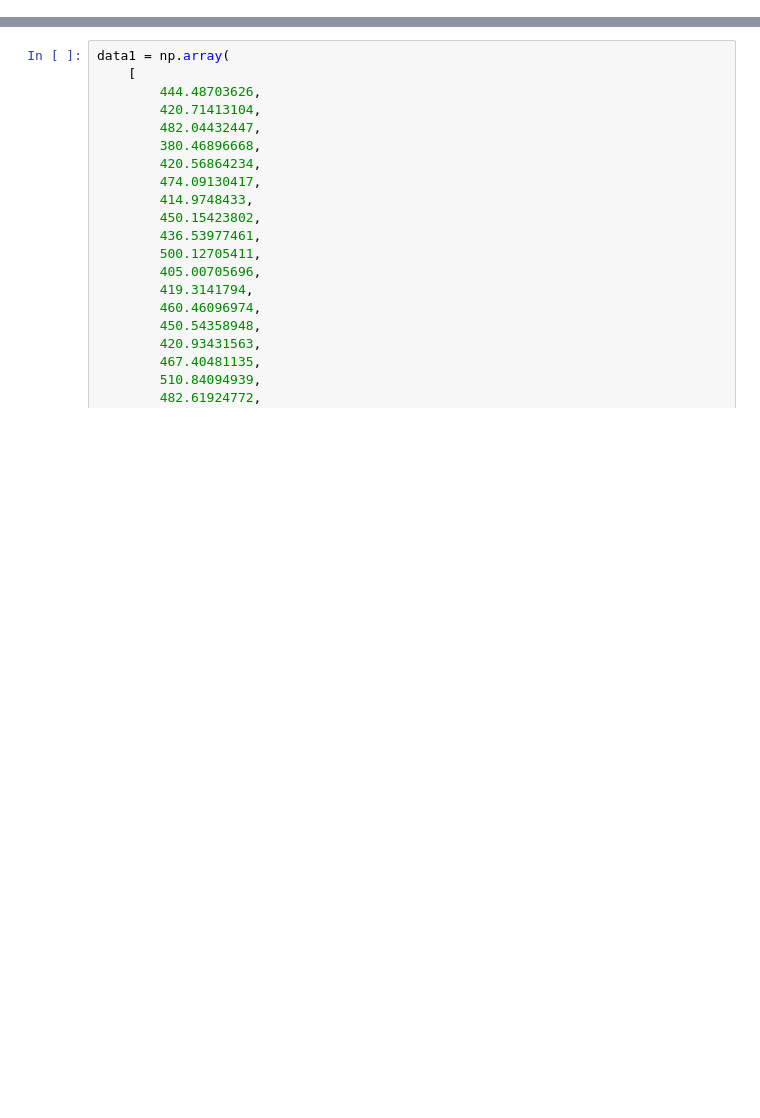
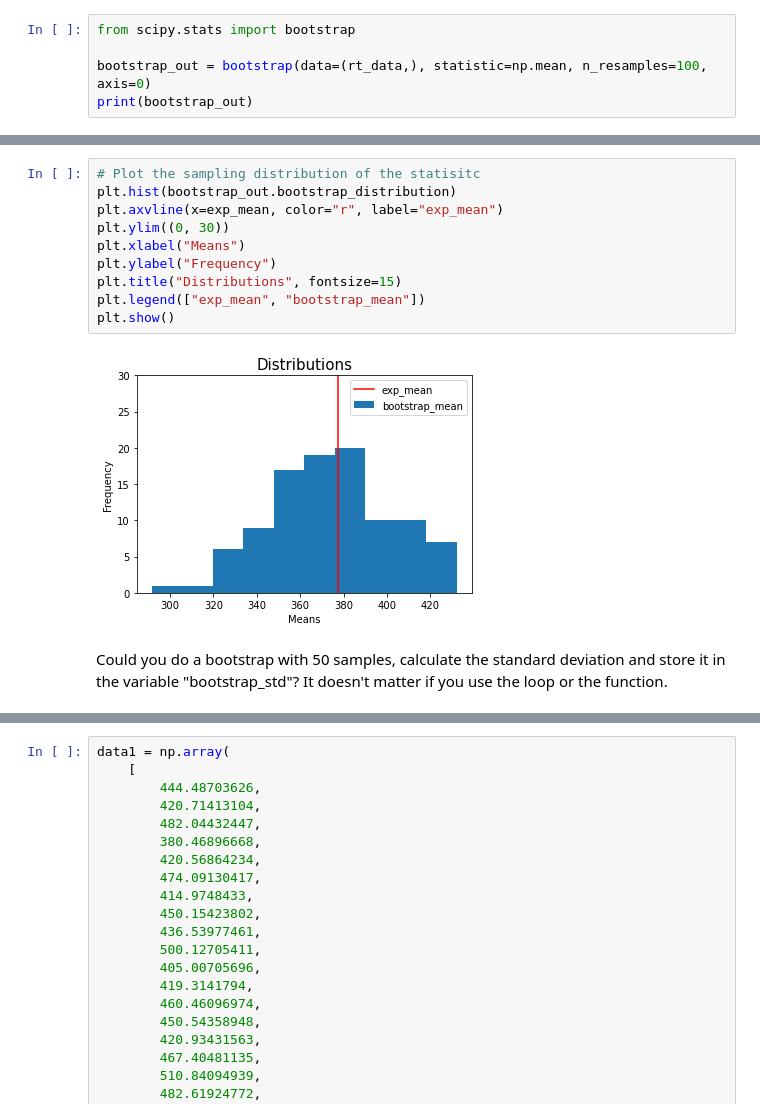
Before and after one commit to univiemops/tewa1-computational-cognition, a Jupyter notebook: 04 Resampling.ipynb, the cells around one changed output, grey strips where cells are left out. Cells and saved outputs as stored; diff of their text form; blank space fills up the shorter version.

```diff
--- a/04 Resampling.ipynb
+++ b/04 Resampling.ipynb
@@ -9,0 +95,5 @@ https://github.com/univiemops/tewa1-computational-cognition
+# %%
+from scipy.stats import bootstrap
+
+bootstrap_out = bootstrap(data=(rt_data,), statistic=np.mean, n_resamples=100, axis=0)
+print(bootstrap_out)
@@ -10 +114,15 @@ https://github.com/univiemops/tewa1-computational-cognition
+# %%
+# Plot the sampling distribution of the statisitc
+plt.hist(bootstrap_out.bootstrap_distribution)
+plt.axvline(x=exp_mean, color="r", label="exp_mean")
+plt.ylim((0, 30))
+plt.xlabel("Means")
+plt.ylabel("Frequency")
+plt.title("Distributions", fontsize=15)
+plt.legend(["exp_mean", "bootstrap_mean"])
+plt.show()
+# %% [output]
+[figure, added]
+# %% [markdown]
+Could you do a bootstrap with 50 samples, calculate the standard deviation and store it in the variable "bootstrap_std"? It doesn't matter if you use the loop or the function.
 # %% [markdown]
```
Also changed, not shown: parts of 22 cells of this notebook.
